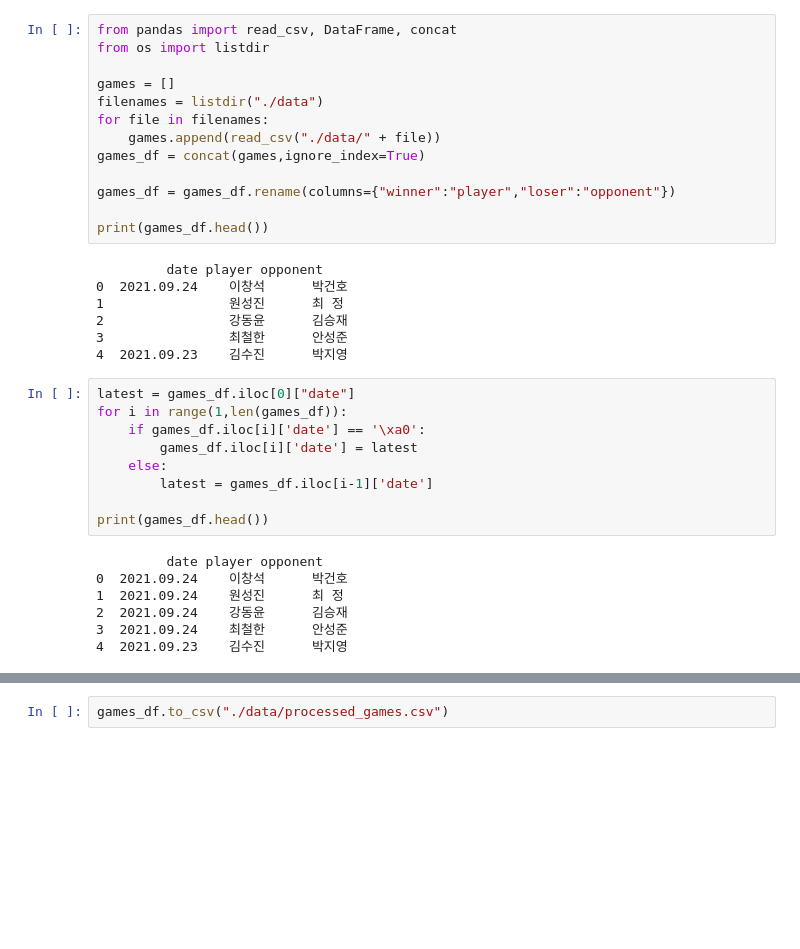
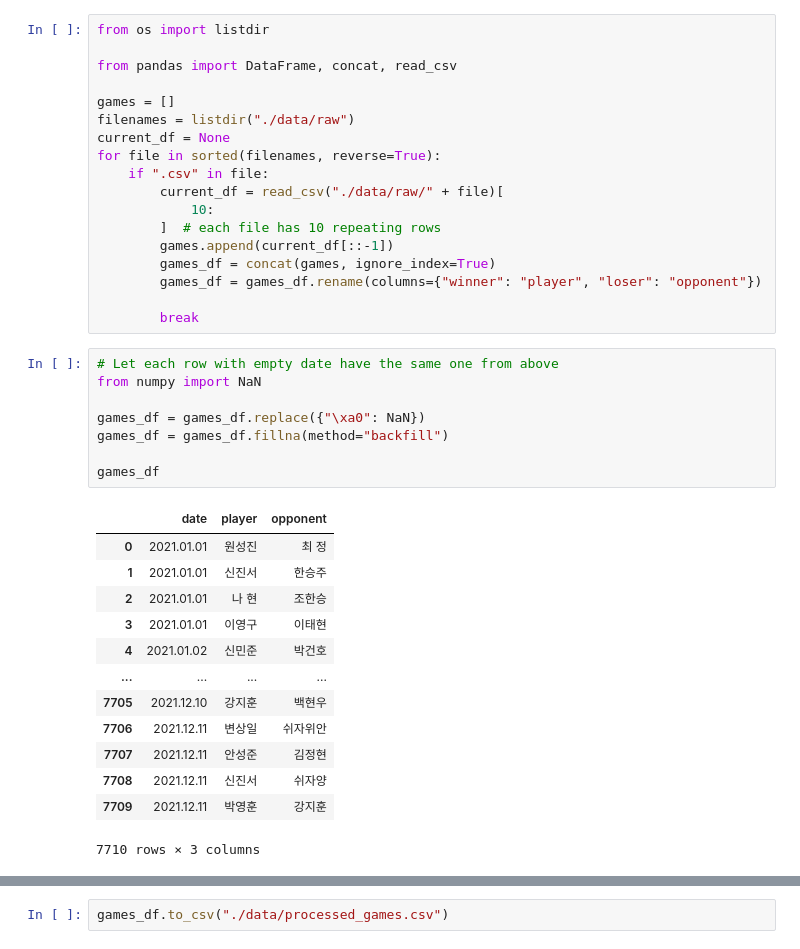
Before and after one commit to HOYOUNG98/GoWinPrediction, a Jupyter notebook: dataProcessing.ipynb, the cells around one changed output, grey strips where cells are left out. Cells and saved outputs as stored; diff of their text form; blank space fills up the shorter version.

```diff
--- a/dataProcessing.ipynb
+++ b/dataProcessing.ipynb
@@ -1,39 +1,43 @@
 # %%
-from pandas import read_csv, DataFrame, concat
 from os import listdir
 
+from pandas import DataFrame, concat, read_csv
+
 games = []
-filenames = listdir("./data")
-for file in filenames:
-    games.append(read_csv("./data/" + file))
-games_df = concat(games,ignore_index=True)
+filenames = listdir("./data/raw")
+current_df = None
+for file in sorted(filenames, reverse=True):
+    if ".csv" in file:
+        current_df = read_csv("./data/raw/" + file)[
+            10:
+        ]  # each file has 10 repeating rows
+        games.append(current_df[::-1])
+        games_df = concat(games, ignore_index=True)
+        games_df = games_df.rename(columns={"winner": "player", "loser": "opponent"})
 
-games_df = games_df.rename(columns={"winner":"player","loser":"opponent"})
-
-print(games_df.head())
+        break
-# %% [output]
-         date player opponent
-0  2021.09.24    이창석      박건호
-1                원성진      최 정
-2                강동윤      김승재
-3                최철한      안성준
-4  2021.09.23    김수진      박지영
-# %%
-latest = games_df.iloc[0]["date"]
-for i in range(1,len(games_df)):
-    if games_df.iloc[i]['date'] == '\xa0':
-        games_df.iloc[i]['date'] = latest
-    else:
-        latest = games_df.iloc[i-1]['date']
-
-print(games_df.head())
-# %% [output]
-         date player opponent
-0  2021.09.24    이창석      박건호
-1  2021.09.24    원성진      최 정
-2  2021.09.24    강동윤      김승재
-3  2021.09.24    최철한      안성준
-4  2021.09.23    김수진      박지영
+# %%
+# Let each row with empty date have the same one from above
+from numpy import NaN
+
+games_df = games_df.replace({"\xa0": NaN})
+games_df = games_df.fillna(method="backfill")
+
+games_df
+# %% [output]
+|  | date | player | opponent |
+| 0 | 2021.01.01 | 원성진 | 최 정 |
+| 1 | 2021.01.01 | 신진서 | 한승주 |
+| 2 | 2021.01.01 | 나 현 | 조한승 |
+| 3 | 2021.01.01 | 이영구 | 이태현 |
+| 4 | 2021.01.02 | 신민준 | 박건호 |
+| ... | ... | ... | ... |
+| 7705 | 2021.12.10 | 강지훈 | 백현우 |
+| 7706 | 2021.12.11 | 변상일 | 쉬자위안 |
+| 7707 | 2021.12.11 | 안성준 | 김정현 |
+| 7708 | 2021.12.11 | 신진서 | 쉬자양 |
+| 7709 | 2021.12.11 | 박영훈 | 강지훈 |
+7710 rows × 3 columns
 # %%
 from tqdm import tqdm
 
```
Also changed, not shown: parts of 8 cells of this notebook, 2 other files.
